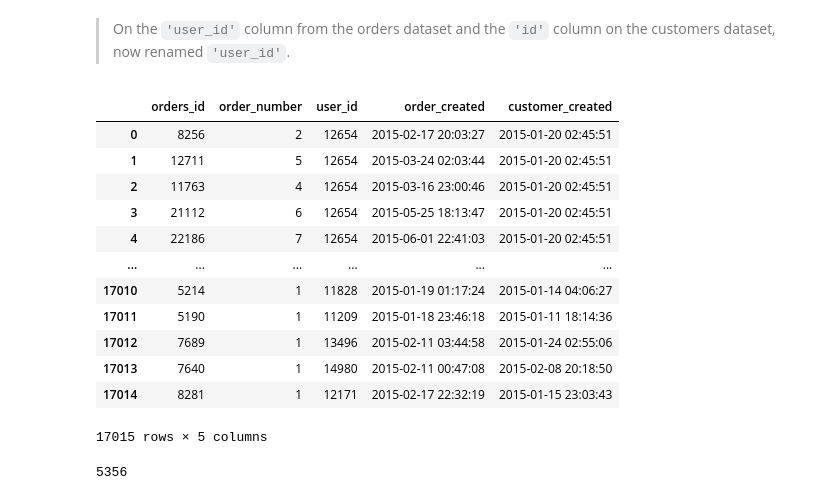
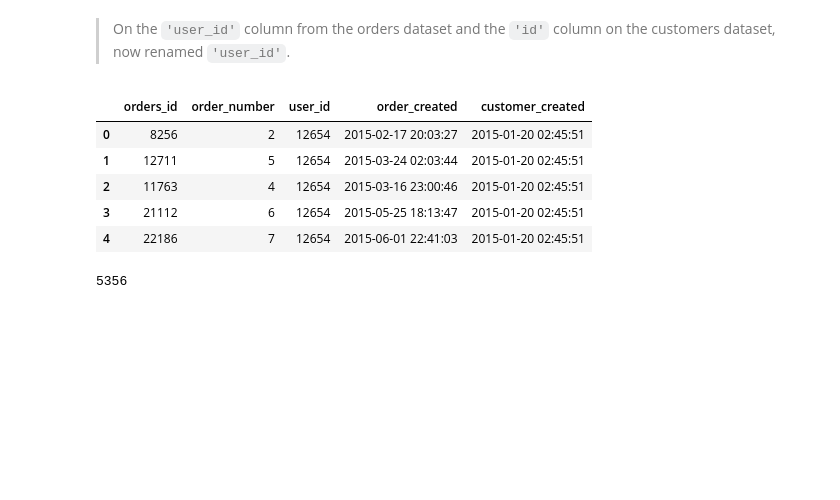
Before and after one commit to jpetersen626/Invitae_Interview_Cohort_Analysis, a Jupyter notebook: Invitae_Analysis_JP.ipynb, the cells around one changed output. Saved outputs shown, nothing was run; the diff lists cells and outputs as text; code cells hidden in the pictures; blank space fills up the shorter version.

```diff
--- a/Invitae_Analysis_JP.ipynb
+++ b/Invitae_Analysis_JP.ipynb
@@ -140,21 +140,14 @@ customers.head()
 > On the `'user_id'` column from the orders dataset and the `'id'` column on the customers dataset, now renamed `'user_id'`.
 # %%
 df_combined = orders.merge(customers, on='user_id')
-df_combined
+df_combined.head()
 # %% [output]
 |  | orders_id | order_number | user_id | order_created | customer_created |
 | 0 | 8256 | 2 | 12654 | 2015-02-17 20:03:27 | 2015-01-20 02:45:51 |
 | 1 | 12711 | 5 | 12654 | 2015-03-24 02:03:44 | 2015-01-20 02:45:51 |
 | 2 | 11763 | 4 | 12654 | 2015-03-16 23:00:46 | 2015-01-20 02:45:51 |
 | 3 | 21112 | 6 | 12654 | 2015-05-25 18:13:47 | 2015-01-20 02:45:51 |
 | 4 | 22186 | 7 | 12654 | 2015-06-01 22:41:03 | 2015-01-20 02:45:51 |
-| ... | ... | ... | ... | ... | ... |
-| 17010 | 5214 | 1 | 11828 | 2015-01-19 01:17:24 | 2015-01-14 04:06:27 |
-| 17011 | 5190 | 1 | 11209 | 2015-01-18 23:46:18 | 2015-01-11 18:14:36 |
-| 17012 | 7689 | 1 | 13496 | 2015-02-11 03:44:58 | 2015-01-24 02:55:06 |
-| 17013 | 7640 | 1 | 14980 | 2015-02-11 00:47:08 | 2015-02-08 20:18:50 |
-| 17014 | 8281 | 1 | 12171 | 2015-02-17 22:32:19 | 2015-01-15 23:03:43 |
-17015 rows × 5 columns
 # %%
 len(df_combined['user_id'].unique())
 # %% [output]
```
Also changed, not shown: parts of 26 cells of this notebook, 2 other files.
